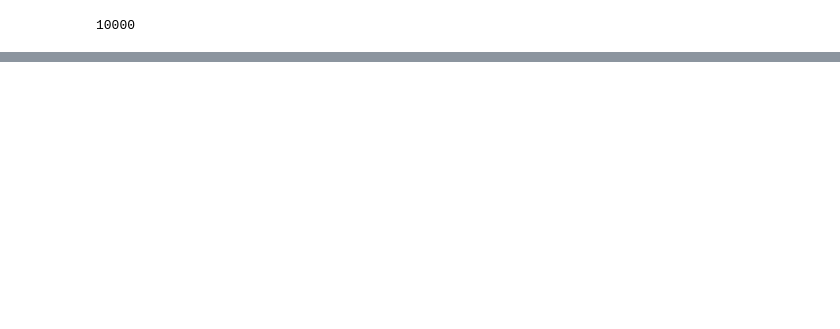
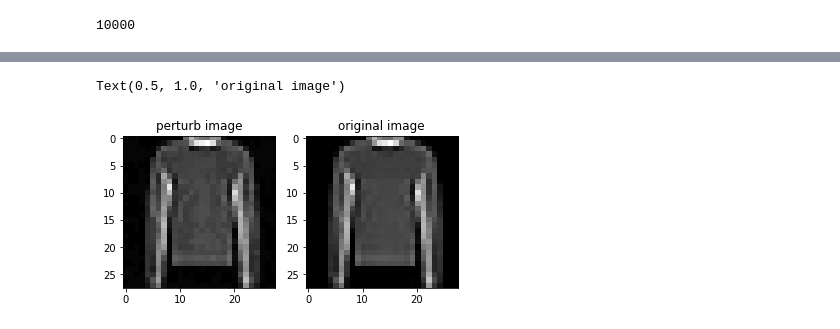
Before and after one commit to yeb2Binfang/ECE-GY-9163-ML-cyber, a Jupyter notebook: Lab/MLSec_Lab2.ipynb, the cells around one changed output, grey strips where cells are left out. Saved outputs shown, nothing was run; the diff lists cells and outputs as text; code cells hidden in the pictures; blank space fills up the shorter version.

```diff
--- a/Lab/MLSec_Lab2.ipynb
+++ b/Lab/MLSec_Lab2.ipynb
@@ -227,7 +227,7 @@ def DNN_acc(model, loaders, trainOrTest):
   y_true = []
   for img, label in loaders[trainOrTest]:
     for i in range(len(label)):
-      prob = DNN(img[i])
+      prob = model(img[i])
       ps = torch.exp(prob)
       probab = list(ps.detach().numpy()[0])
       pred_label = probab.index(max(probab))
@@ -674,0 +693,10 @@ tensor(0.0163, grad_fn=<DivBackward0>)
+# %%
+plt.subplot(1,2,1)
+plt.imshow(adv_img_challenge[0][0].detach().numpy().squeeze(), cmap="gray")
+plt.title("perturb image")
+plt.subplot(1,2,2)
+plt.imshow(ori_img[0][0].detach().numpy().squeeze(), cmap="gray")
+plt.title("original image")
+# %% [output]
+Text(0.5, 1.0, 'original image')
+[figure, added]
```
Also changed, not shown: parts of 6 cells of this notebook.
